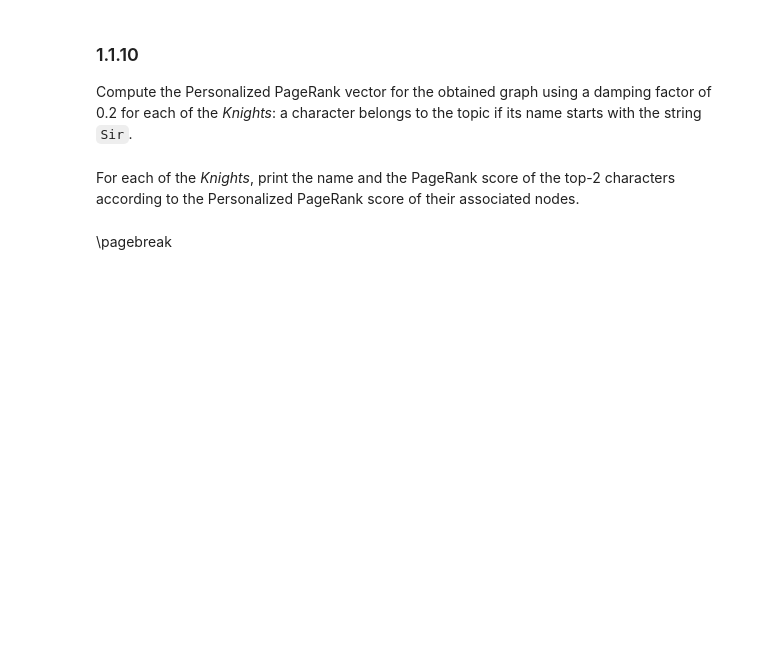
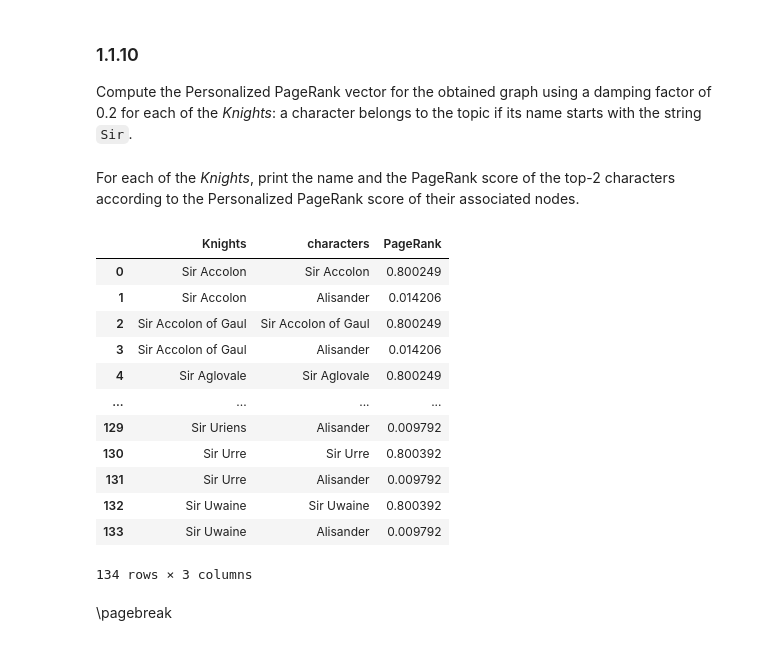
Before and after one commit to Ciambelle-Ciociare/ADM_Homework_2, a Jupyter notebook: DMT2023_HW2.ipynb, the cells around one changed output. Saved outputs shown, nothing was run; the diff lists cells and outputs as text; code cells hidden in the pictures; blank space fills up the shorter version.

```diff
--- a/DMT2023_HW2.ipynb
+++ b/DMT2023_HW2.ipynb
@@ -650,3 +642,57 @@ For each of the *Knights*, print the name and the PageRank score of the top-2 ch
+# %%
+#YOUR CODE STARTS HERE#
+Knights = []
+Characters = []
+Pr = []
+
+for i, pr in enumerate(pageranks):
+    sorted_pr = sorted([(i,pr[i]) for i in range(len(pr))], key = lambda x: x[1], reverse = True)[0:2]
+    ind, val =zip(*sorted_pr)
+    names = [map_char[i] for i in ind]
+    Knights.append(Sir[i][1])
+    Knights.append(Sir[i][1])
+    Characters.append(names[0])
+    Characters.append(names[1])
+    Pr.append(val[0])
+    Pr.append(val[1])
+
+
+top_k_data_ts = pd.DataFrame({'Knights': Knights ,' characters': Characters, 'PageRank': Pr})
+top_k_data_ts
+
+
+
+
+
+
+
+
+
+
+
+
+
+
+
+
+
+
+#YOUR CODE ENDS HERE#
+#THIS IS LINE 20#
+# %% [output]
+|  | Knights | characters | PageRank |
+| 0 | Sir Accolon | Sir Accolon | 0.800249 |
+| 1 | Sir Accolon | Alisander | 0.014206 |
+| 2 | Sir Accolon of Gaul | Sir Accolon of Gaul | 0.800249 |
+| 3 | Sir Accolon of Gaul | Alisander | 0.014206 |
+| 4 | Sir Aglovale | Sir Aglovale | 0.800249 |
+| ... | ... | ... | ... |
+| 129 | Sir Uriens | Alisander | 0.009792 |
+| 130 | Sir Urre | Sir Urre | 0.800392 |
+| 131 | Sir Urre | Alisander | 0.009792 |
+| 132 | Sir Uwaine | Sir Uwaine | 0.800392 |
+| 133 | Sir Uwaine | Alisander | 0.009792 |
+134 rows × 3 columns
 # %% [markdown]
 <div style="page-break-after: always; visibility: hidden">
 \pagebreak
```
Also changed, not shown: parts of 8 cells of this notebook.
